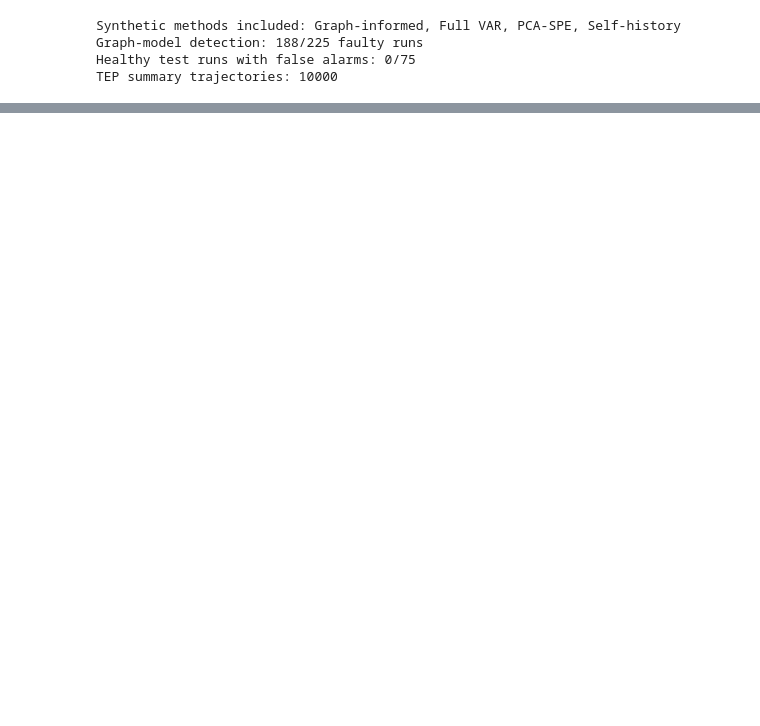
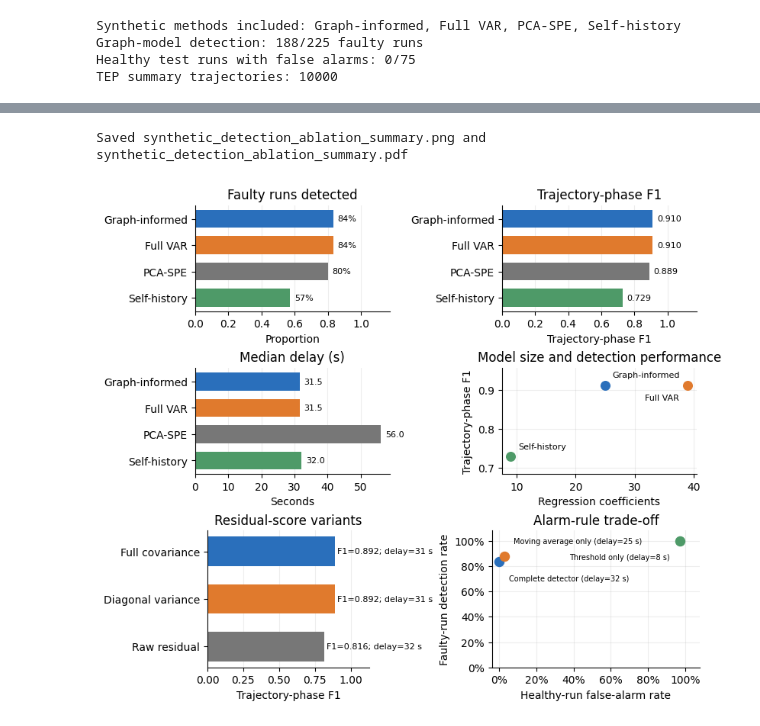
Before and after one commit to nfilipas/carl, a Jupyter notebook: notebooks/figures/results_figures.ipynb, the cells around one changed output, grey strips where cells are left out. Drawn from its saved outputs; the diff is of its cells as text; code cells hidden in the pictures; blank space fills up the shorter version.

```diff
--- a/notebooks/figures/results_figures.ipynb
+++ b/notebooks/figures/results_figures.ipynb
@@ -278,3 +284,18 @@ Saved synthetic_ablation_summary.png and synthetic_ablation_summary.pdf
+# %%
+# Combined synthetic detection, model complexity, and ablations.
+fig = plt.figure(figsize=(7.9, 6.8), layout="constrained")
+outer = fig.add_gridspec(2, 1, height_ratios=[4.8, 2.85])
+detection_grid = outer[0].subgridspec(2, 2)
+ablation_grid = outer[1].subgridspec(1, 2, width_ratios=[1.05, 1.35])
+detection_axes = np.array([[fig.add_subplot(detection_grid[row, col]) for col in range(2)] for row in range(2)])
+ablation_axes = np.array([fig.add_subplot(ablation_grid[0, col]) for col in range(2)])
+plot_synthetic_detection(detection_axes)
+plot_synthetic_ablations(ablation_axes)
+save_figure(fig, "synthetic_detection_ablation_summary")
+plt.show()
+# %% [output]
+Saved synthetic_detection_ablation_summary.png and synthetic_detection_ablation_summary.pdf
+[figure, added]
 # %%
 # Figure 5: representative recovery trace, chosen near median delay and recovery time.
 recovered_runs = recovery_results.loc[
```
Also changed, not shown: parts of 8 cells of this notebook, 18 other files.
